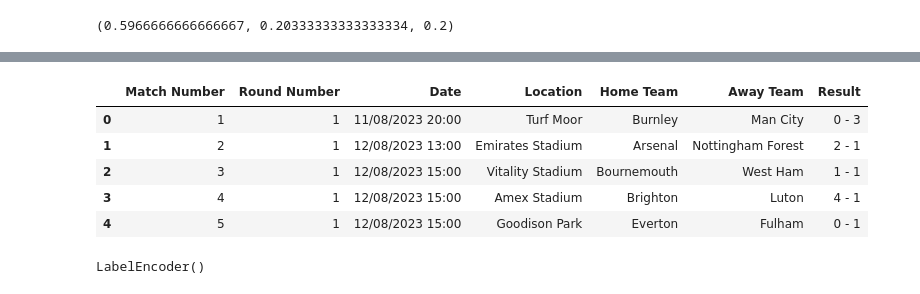
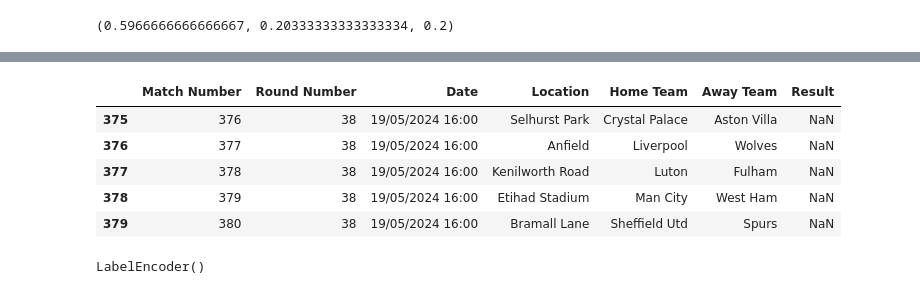
Before and after one commit to dagbolade/PL_prediction, a Jupyter notebook: epl.ipynb, the cells around one changed output, grey strips where cells are left out. Cells and saved outputs as stored; diff of their text form; code cells hidden in the pictures.

```diff
--- a/epl.ipynb
+++ b/epl.ipynb
@@ -587,12 +618,12 @@ label_encoder = pickle.load(open('label_encoder.pkl', 'rb'))
 # %%
 # predict the final league table after the first 17 games
 # load the fixtures which contains the first 17 games and the rest of the games
-fixtures = pd.read_csv('epl-fixtures.csv')
-fixtures.head()
+fixtures = pd.read_csv('fixturess.csv')
+fixtures.tail()
 # %% [output]
 |  | Match Number | Round Number | Date | Location | Home Team | Away Team | Result |
-| 0 | 1 | 1 | 11/08/2023 20:00 | Turf Moor | Burnley | Man City | 0 - 3 |
-| 1 | 2 | 1 | 12/08/2023 13:00 | Emirates Stadium | Arsenal | Nottingham Forest | 2 - 1 |
-| 2 | 3 | 1 | 12/08/2023 15:00 | Vitality Stadium | Bournemouth | West Ham | 1 - 1 |
-| 3 | 4 | 1 | 12/08/2023 15:00 | Amex Stadium | Brighton | Luton | 4 - 1 |
-| 4 | 5 | 1 | 12/08/2023 15:00 | Goodison Park | Everton | Fulham | 0 - 1 |
+| 375 | 376 | 38 | 19/05/2024 16:00 | Selhurst Park | Crystal Palace | Aston Villa | NaN |
+| 376 | 377 | 38 | 19/05/2024 16:00 | Anfield | Liverpool | Wolves | NaN |
+| 377 | 378 | 38 | 19/05/2024 16:00 | Kenilworth Road | Luton | Fulham | NaN |
+| 378 | 379 | 38 | 19/05/2024 16:00 | Etihad Stadium | Man City | West Ham | NaN |
+| 379 | 380 | 38 | 19/05/2024 16:00 | Bramall Lane | Sheffield Utd | Spurs | NaN |
```
Also changed, not shown: parts of 17 cells of this notebook, 6 other files.
